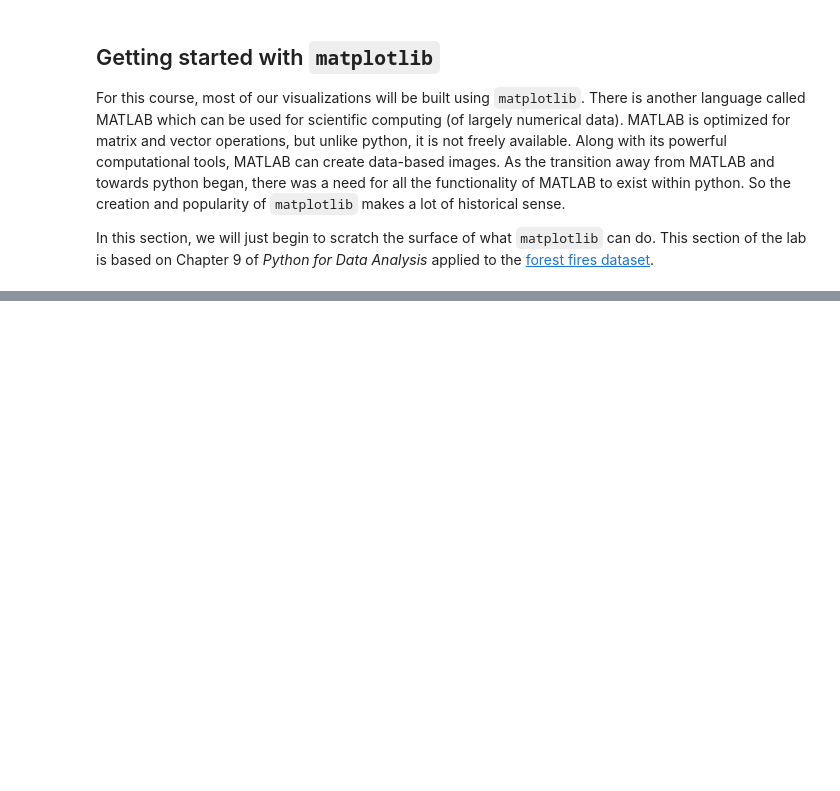
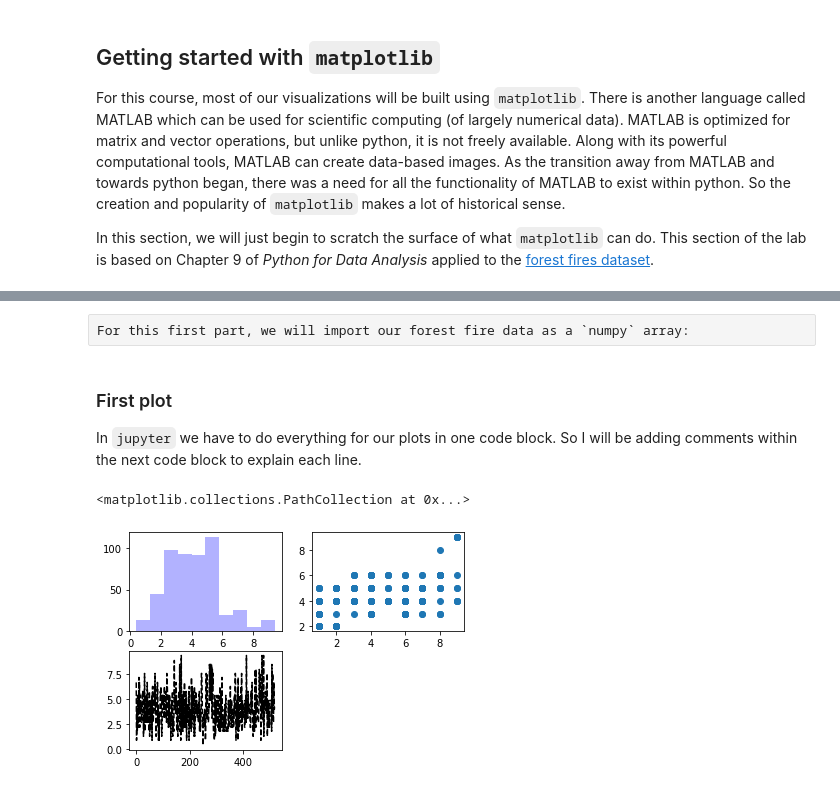
Before and after one commit to comp-machine-learning-general/course-materials, a Jupyter notebook: Labs/Lab02/Lab02.ipynb, the cells around one changed output, grey strips where cells are left out. Cells and saved outputs as stored; diff of their text form; code cells hidden in the pictures; blank space fills up the shorter version.

```diff
--- a/Labs/Lab02/Lab02.ipynb
+++ b/Labs/Lab02/Lab02.ipynb
@@ -145,0 +140,33 @@ While this is not _technically_ true, we cannot see the result of what we create
+# %% [raw]
+For this first part, we will import our forest fire data as a `numpy` array:
+# %%
+# Import forest fire data as a numpy array
+
+ffire_np = np.genfromtxt("forestfires.csv",delimiter=",",skip_header=1)
+# %% [markdown]
+### First plot
+
+In `jupyter` we have to do everything for our plots in one code block. So I will be adding comments within the next code block to explain each line.
+# %%
+# Create the figure
+# In MATLAB, as in `matplotlib`, plots exist within Figure objects.
+fig = plt.figure()
+
+# Create each of the subplots in their locations
+ax1 = fig.add_subplot(2,2,1)
+ax2 = fig.add_subplot(2,2,2)
+ax3 = fig.add_subplot(2,2,3)
+
+# Plot the wind column in order by the rows
+# Q1: Where is this plot placed?
+# Q2: Would it stay there if you changed the order of the 'ax' lines?
+plt.plot(ffire_np[:,10], "k--")
+
+# Create a histogram of the wind information
+_ = ax1.hist(ffire_np[:,10], bins=10, color="b", alpha = 0.3)
+
+# Create a scatter plot of the X and Y columns
+ax2.scatter(ffire_np[:,0], ffire_np[:,1])
+# %% [output]
+<matplotlib.collections.PathCollection at 0x...>
+[figure, added]
```
Also changed, not shown: parts of 30 cells of this notebook.
